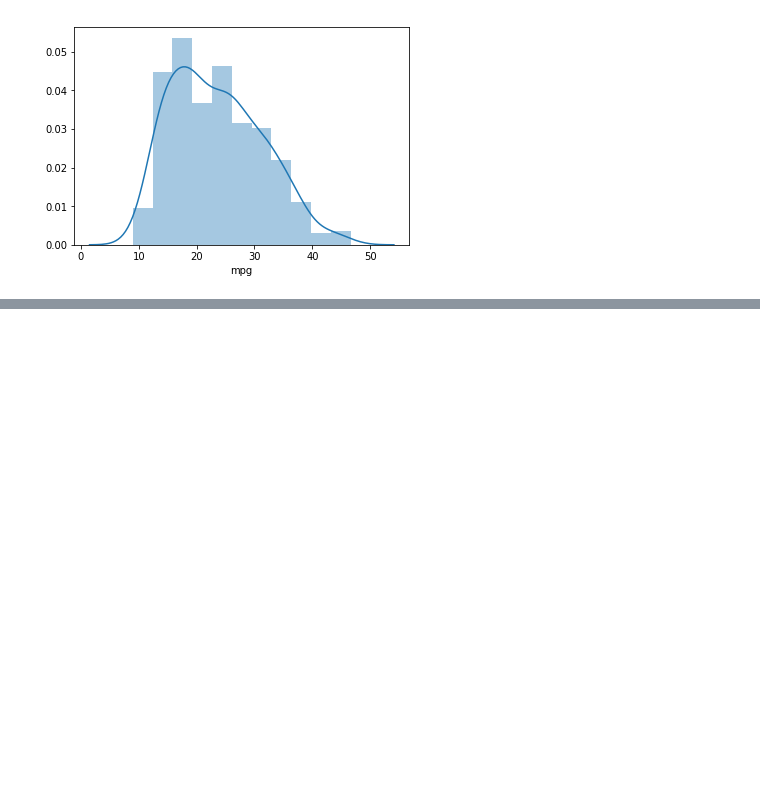
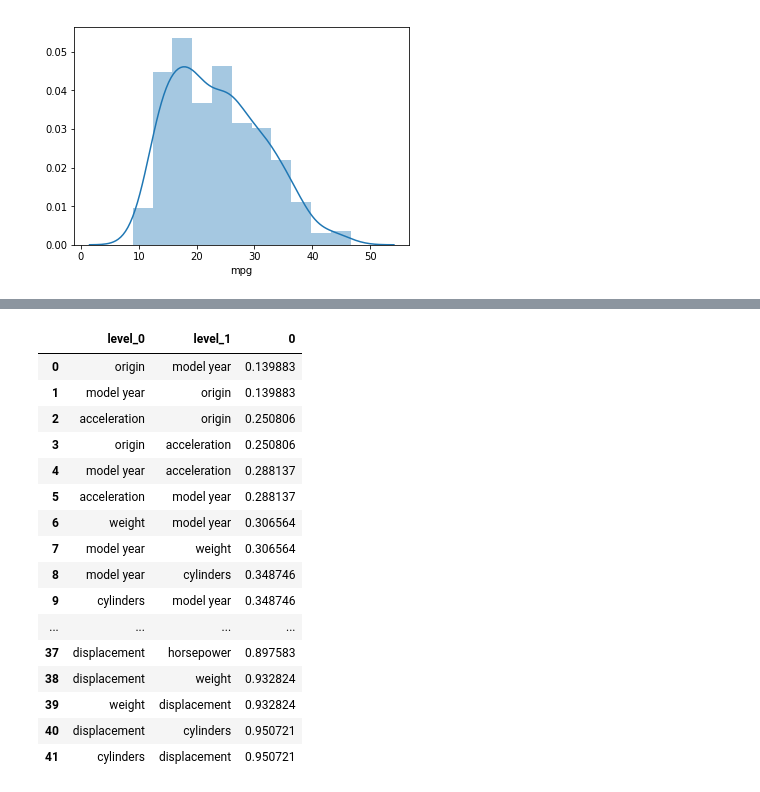
Before and after one commit to prbronze/Learning, a Jupyter notebook: mpg.ipynb, the cells around one changed output, grey strips where cells are left out. Cells and saved outputs as stored; diff of their text form; code cells hidden in the pictures; blank space fills up the shorter version.

Commit message:
added correlations

```diff
--- a/mpg.ipynb
+++ b/mpg.ipynb
@@ -150,5 +164,4 @@ array([56.68857871, 92.95295285, 60.03864884, 97.94368724, 79.66071704,
 # %% [markdown]
 ### criando a comparação para ambos os dataframes
 # %%
-df_lin['horsepower'] = pd.concat([lin,train],sort=True)
-df_knn = pd.concat([knn,train],sort=True)
+df_inputed = pd.concat([new_df,train],sort=True)
@@ -185,0 +187,23 @@ dtype: float64
+# %%
+features = df_inputed.columns.difference(['mpg'])
+correlations = df_inputed[features].corr().abs().unstack().sort_values().reset_index()
+correlations = correlations[correlations['level_0'] != correlations['level_1']]
+correlations
+# %% [output]
+|  | level_0 | level_1 | 0 |
+| 0 | origin | model year | 0.139883 |
+| 1 | model year | origin | 0.139883 |
+| 2 | acceleration | origin | 0.250806 |
+| 3 | origin | acceleration | 0.250806 |
+| 4 | model year | acceleration | 0.288137 |
+| 5 | acceleration | model year | 0.288137 |
+| 6 | weight | model year | 0.306564 |
+| 7 | model year | weight | 0.306564 |
+| 8 | model year | cylinders | 0.348746 |
+| 9 | cylinders | model year | 0.348746 |
+| ... | ... | ... | ... |
+| 37 | displacement | horsepower | 0.897583 |
+| 38 | displacement | weight | 0.932824 |
+| 39 | weight | displacement | 0.932824 |
+| 40 | displacement | cylinders | 0.950721 |
+| 41 | cylinders | displacement | 0.950721 |
```
Also changed, not shown: parts of 10 cells of this notebook.
